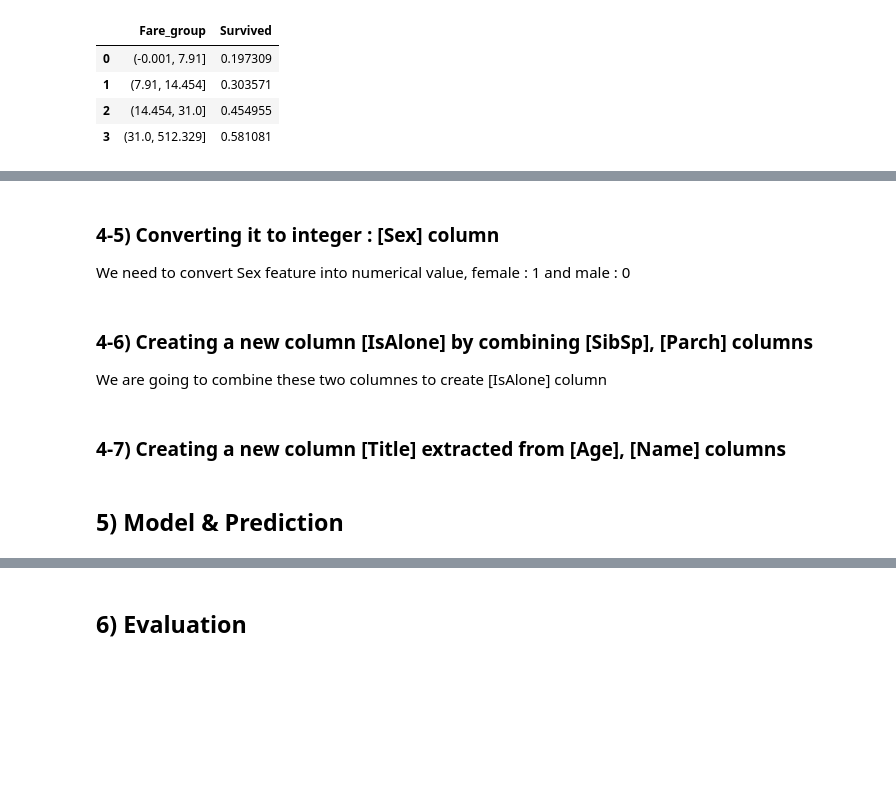
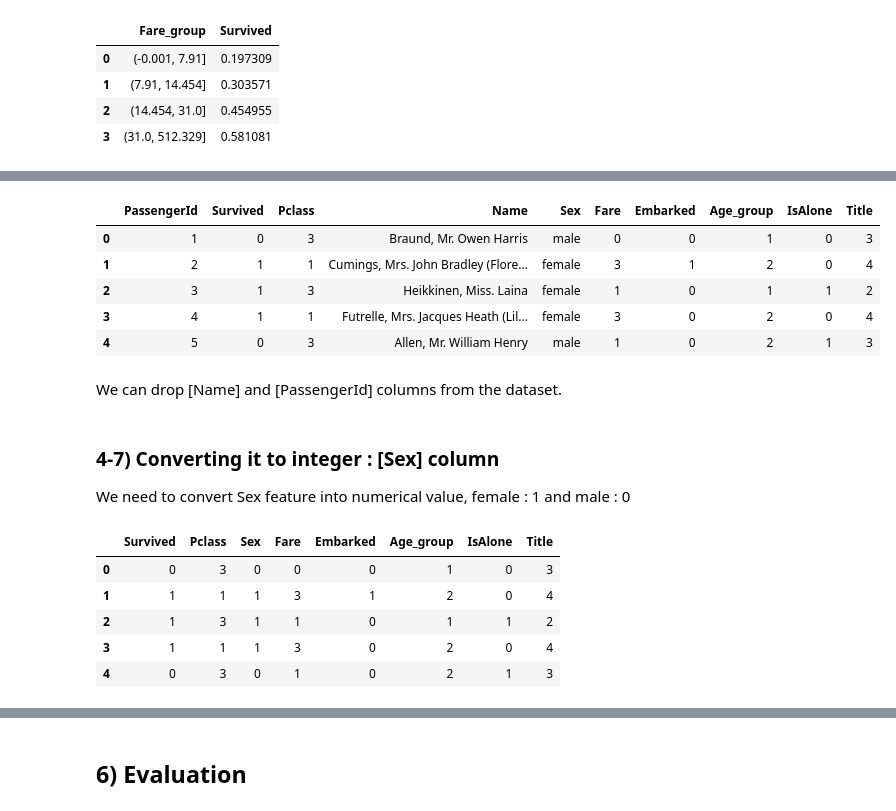
Before and after one commit to phs928/HackerRank_Python_Solutions, a Jupyter notebook: data-science-with-titanic-dataset.ipynb, the cells around one changed output, grey strips where cells are left out. Drawn from its saved outputs; the diff is of its cells as text; code cells hidden in the pictures; blank space fills up the shorter version.

Commit message:
Kaggle Notebook | Data Science with Titanic dataset | Version 17

```diff
--- a/data-science-with-titanic-dataset.ipynb
+++ b/data-science-with-titanic-dataset.ipynb
@@ -447,5 +451,12 @@ data_train[['Age_group', 'Survived']].groupby('Age_group', as_index=False).mean(
 | 2 | 2 | 0.404255 |
 | 3 | 3 | 0.434783 |
 | 4 | 4 | 0.090909 |
+# %%
+# Now we can drop [Age] column
+
+data_train = data_train.drop(['Age'], axis=1)
+data_test = data_test.drop(['Age'], axis=1)
+
+df=[data_train, data_test]
 # %% [markdown]
 ### 4-3) Dealing with missing value & converting it to numeric : [Embarked] column
@@ -532,0 +581,7 @@ df= [data_train, data_test]
+# %%
+# Drop SibSp, Parch, FamilySize columns then combine train data and test data
+
+data_train = data_train.drop(['SibSp', 'Parch', 'FamilySize'], axis=1)
+data_test = data_test.drop(['SibSp','Parch', 'FamilySize'], axis=1)
+
+df=[data_train, data_test]
@@ -532,0 +602,7 @@ df= [data_train, data_test]
+# %%
+# Extracting title
+
+for dataset in df:
+    dataset['Title'] = dataset.Name.str.extract(' ([A-Za-z]+)\.', expand=False)
+
+pd.crosstab(data_train['Title'], data_train['Sex'])
@@ -532,0 +631,8 @@ df= [data_train, data_test]
+# %%
+for dataset in df:
+    dataset['Title'] = dataset['Title'].replace(['Capt','Col','Countess','Don','Dr','Jonkheer','Lady','Major','Rev','Sir'],'Other')
+    dataset['Title'] = dataset['Title'].replace('Mlle','Miss')
+    dataset['Title'] = dataset['Title'].replace('Mme','Mrs')
+    dataset['Title'] = dataset['Title'].replace('Ms','Miss')
+
+data_train[['Title','Survived']].groupby(['Title'],as_index=False).mean()
@@ -532,0 +646,17 @@ df= [data_train, data_test]
+# %%
+# Converting it to ordinal feature
+
+for dataset in df:
+    dataset['Title'] = dataset['Title'].map( {'Master': 1, 'Miss': 2, 'Mr': 3, 'Mrs':4, 'Other':5} )
+    dataset['Title'] = dataset['Title'].fillna(0)
+
+data_train.head()
+# %% [output]
+|  | PassengerId | Survived | Pclass | Name | Sex | Fare | Embarked | Age_group | IsAlone | Title |
+| 0 | 1 | 0 | 3 | Braund, Mr. Owen Harris | male | 0 | 0 | 1 | 0 | 3 |
+| 1 | 2 | 1 | 1 | Cumings, Mrs. John Bradley (Flore... | female | 3 | 1 | 2 | 0 | 4 |
+| 2 | 3 | 1 | 3 | Heikkinen, Miss. Laina | female | 1 | 0 | 1 | 1 | 2 |
+| 3 | 4 | 1 | 1 | Futrelle, Mrs. Jacques Heath (Lil... | female | 3 | 0 | 2 | 0 | 4 |
+| 4 | 5 | 0 | 3 | Allen, Mr. William Henry | male | 1 | 0 | 2 | 1 | 3 |
+# %% [markdown]
+We can drop [Name] and [PassengerId] columns from the dataset.
@@ -533,11 +670,8 @@ df= [data_train, data_test]
 # %% [markdown]
-### 4-5) Converting it to integer : [Sex] column
+### 4-7) Converting it to integer : [Sex] column
 We need to convert Sex feature into numerical value, female : 1 and male : 0
 # %%
 # Converting Sex into numeric band
 
 for dataset in df:
     dataset['Sex'] = dataset['Sex'].map( {'female': 1, 'male': 0} ).astype(int)
-# %% [markdown]
-### 4-6) Creating a new column [IsAlone] by combining [SibSp], [Parch] columns
-We are going to combine these two columnes to create [IsAlone] column
@@ -558,4 +678,9 @@ data_train[['IsAlone', 'Survived']].groupby(['IsAlone'], as_index=False).mean()
-# %% [markdown]
-### 4-7) Creating a new column [Title] extracted from [Age], [Name] columns
-# %% [markdown]
-## 5) Model & Prediction
+# %%
+data_train.head()
+# %% [output]
+|  | Survived | Pclass | Sex | Fare | Embarked | Age_group | IsAlone | Title |
+| 0 | 0 | 3 | 0 | 0 | 0 | 1 | 0 | 3 |
+| 1 | 1 | 1 | 1 | 3 | 1 | 2 | 0 | 4 |
+| 2 | 1 | 3 | 1 | 1 | 0 | 1 | 1 | 2 |
+| 3 | 1 | 1 | 1 | 3 | 0 | 2 | 0 | 4 |
+| 4 | 0 | 3 | 0 | 1 | 0 | 2 | 1 | 3 |
```
Also changed, not shown: parts of 33 cells of this notebook.
